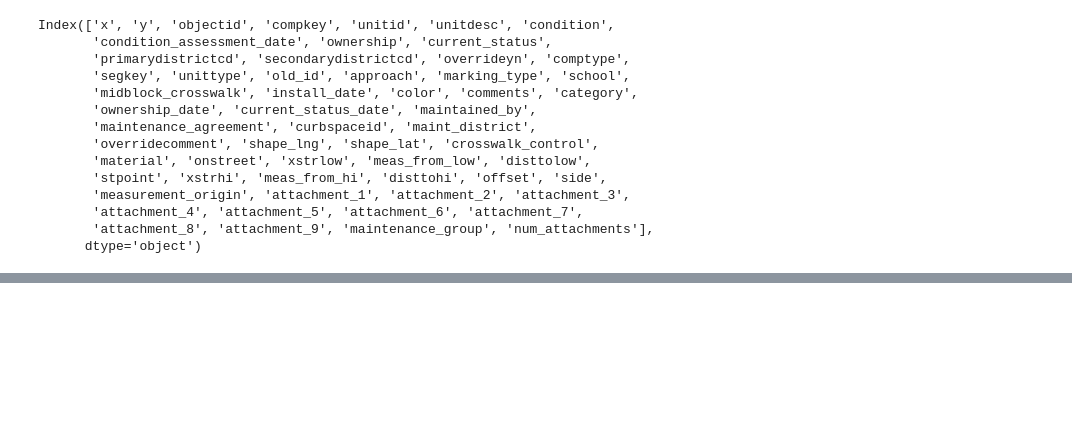
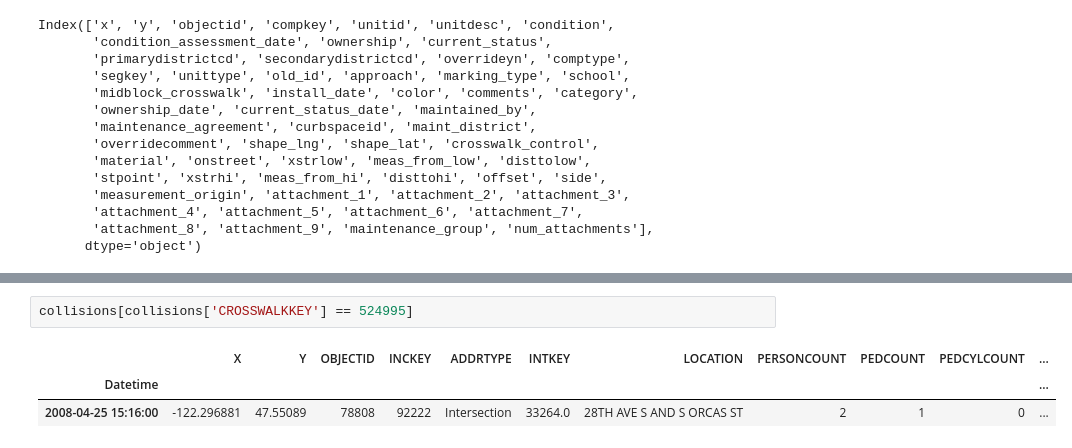
Before and after one commit to DataCircles/traffic_collisions_ml_team1, a Jupyter notebook: notebooks/cindy_crosswalks.ipynb, the cells around one changed output, grey strips where cells are left out. Drawn from its saved outputs; the diff is of its cells as text; blank space fills up the shorter version.

```diff
--- a/notebooks/cindy_crosswalks.ipynb
+++ b/notebooks/cindy_crosswalks.ipynb
@@ -91,0 +108,6 @@ crosswalks['gps'] = [(x,y) for x,y in zip(round(crosswalks['SHAPE_LAT'], 5), rou
+# %%
+collisions[collisions['CROSSWALKKEY'] == 524995]
+# %% [output]
+|  | X | Y | OBJECTID | INCKEY | ADDRTYPE | INTKEY | LOCATION | PERSONCOUNT | PEDCOUNT | PEDCYLCOUNT | ... |
+| Datetime |  |  |  |  |  |  |  |  |  |  | ... |
+| 2008-04-25 15:16:00 | -122.296881 | 47.55089 | 78808 | 92222 | Intersection | 33264.0 | 28TH AVE S AND S ORCAS ST | 2 | 1 | 0 | ... |
```
Also changed, not shown: parts of 21 cells of this notebook, 1 other file.
